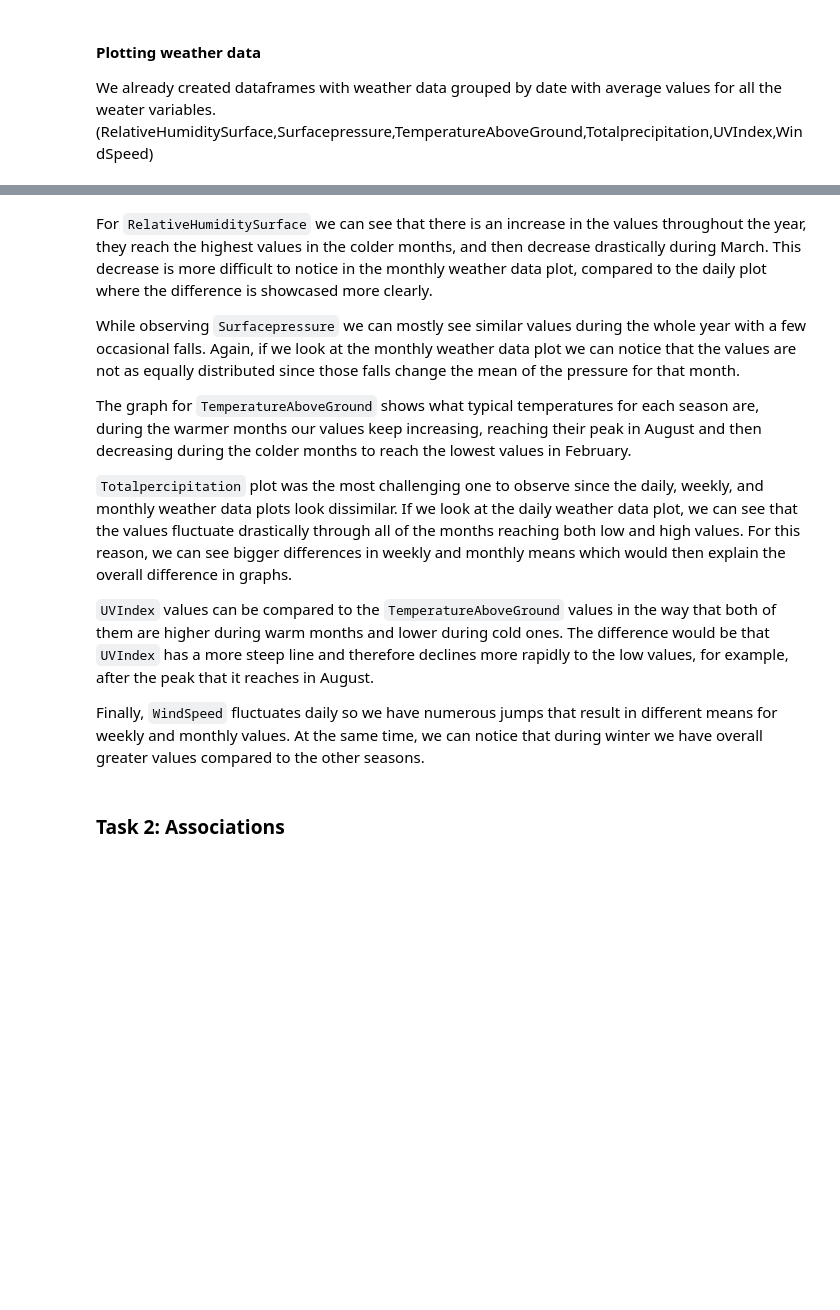
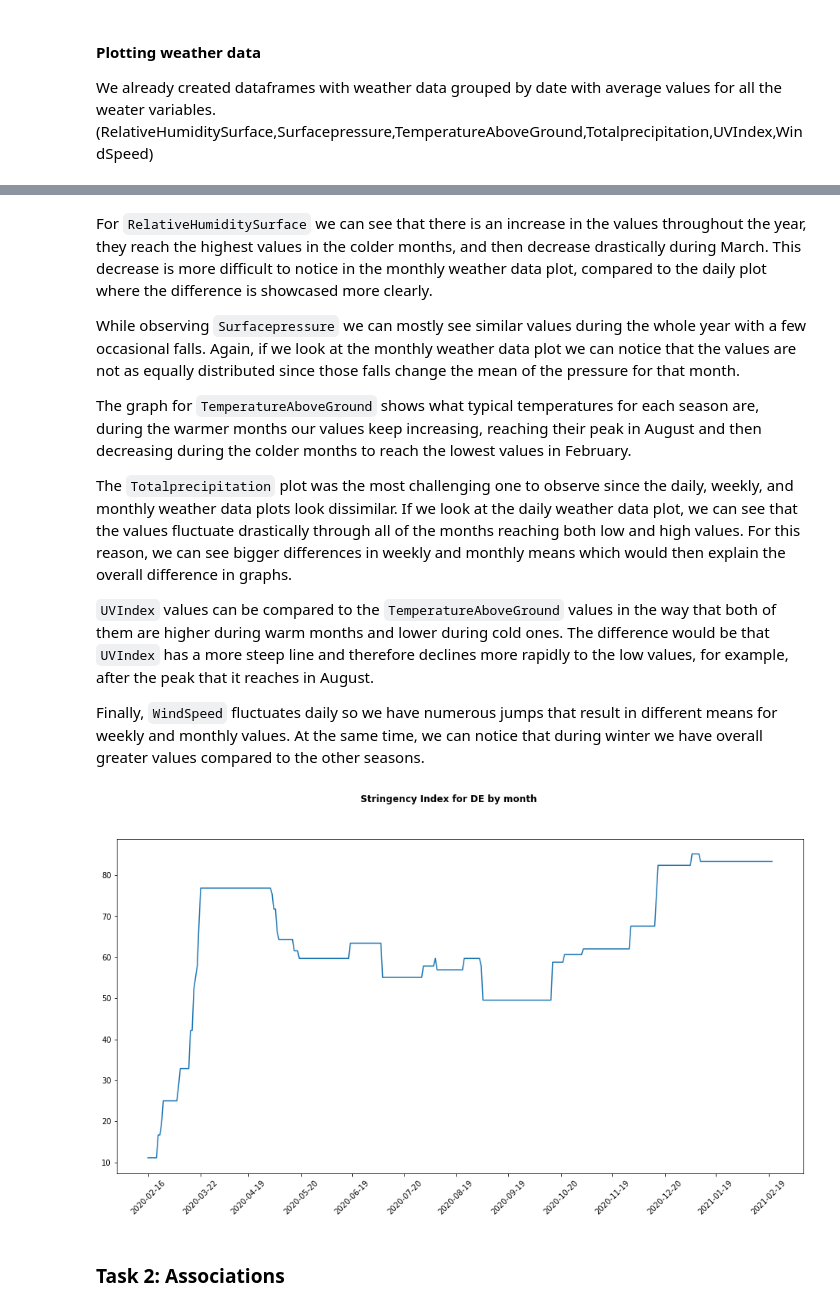
Before and after one commit to viggo-gascou/fyp2022p01g06, a Jupyter notebook: Notebooks/fyp2022p01g06_Report.ipynb, the cells around one changed output, grey strips where cells are left out. Drawn from its saved outputs; the diff is of its cells as text; code cells hidden in the pictures; blank space fills up the shorter version.

```diff
--- a/Notebooks/fyp2022p01g06_Report.ipynb
+++ b/Notebooks/fyp2022p01g06_Report.ipynb
@@ -409,26 +563,28 @@ While observing `Surfacepressure` we can mostly see similar values during the wh
 
 The graph for `TemperatureAboveGround` shows what typical temperatures for each season are, during the warmer months our values keep increasing, reaching their peak in August and then decreasing during the colder months to reach the lowest values in February.
 
-`Totalpercipitation` plot was the most challenging one to observe since the daily, weekly, and monthly weather data plots look dissimilar. If we look at the daily weather data plot, we can see that the values fluctuate drastically through all of the months reaching both low and high values. For this reason, we can see bigger differences in weekly and monthly means which would then explain the overall difference in graphs.
+The `Totalprecipitation` plot was the most challenging one to observe since the daily, weekly, and monthly weather data plots look dissimilar. If we look at the daily weather data plot, we can see that the values fluctuate drastically through all of the months reaching both low and high values. For this reason, we can see bigger differences in weekly and monthly means which would then explain the overall difference in graphs.
 
 `UVIndex` values can be compared to the `TemperatureAboveGround` values in the way that both of them are higher during warm months and lower during cold ones. The difference would be that `UVIndex` has a more steep line and therefore declines more rapidly to the low values, for example, after the peak that it reaches in August.
 
 Finally, `WindSpeed` fluctuates daily so we have numerous jumps that result in different means for weekly and monthly values. At the same time, we can notice that during winter we have overall greater values compared to the other seasons.
 # %%
-#Pulling data from our datafile from OWID and merging it to our data frame.
+#Pulling data from our datafile from Our World In Data and merging it to our data frame.
 owid = pd.read_csv("../Data/external/de_our_world_in_data_covid.csv")
 owid = owid[owid["iso_code"] == "DEU"][['date', 'stringency_index']].dropna()
-df = pd.read_csv("../Data/processed/de_corona_weather.csv")
+df = pd.read_csv(merged_path)
 df = df.merge(owid, on="date")
 df.set_index('date', inplace=True)
 
 
 #Visualizing the stringency index.
 fig, ax = plt.subplots(figsize=(16, 8))
 ax.plot(df.index, df["stringency_index"])
 ax.xaxis.set_major_locator(mdates.MonthLocator(bymonthday=(1, 1)))
 plt.xticks(rotation = 45)
 fig.suptitle("Stringency Index for DE by month", fontweight = "bold");
+# %% [output]
+[figure, added]
 # %% [markdown]
 ### Task 2: Associations
 # %% [markdown]
```
Also changed, not shown: parts of 35 cells of this notebook.
